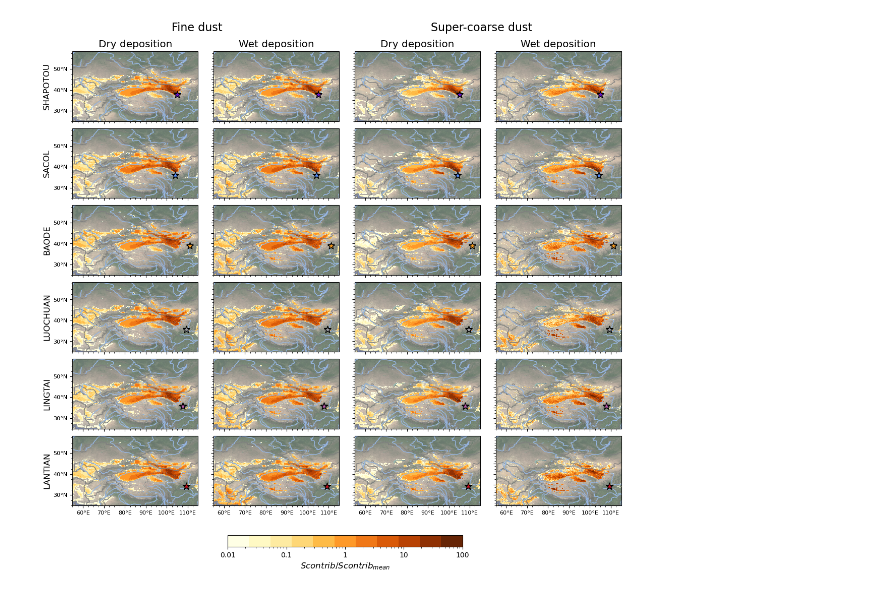
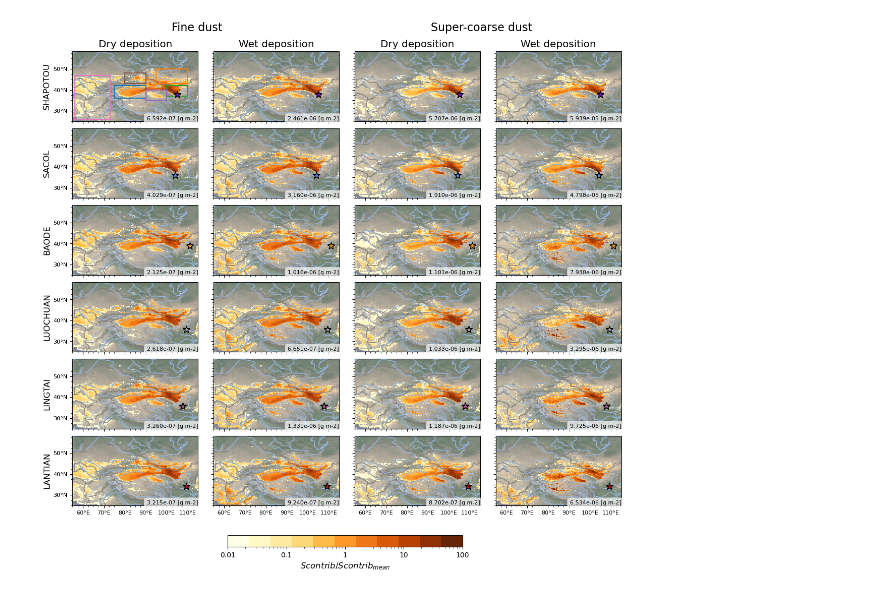
Before and after one commit to MasterOnDust/AGU_JGR_CLP_SOURCE_WORKFLOW, a Jupyter notebook: Master_thesis_UiO_workflow/workflow/notebooks/AGU_paper_figures/Dust_deposition_source_contribution_drydep_wetdep_combo_v4.py.ipynb, the cells around one changed output. Saved outputs shown, nothing was run; the diff lists cells and outputs as text; code cells hidden in the pictures.

```diff
--- a/Master_thesis_UiO_workflow/workflow/notebooks/AGU_paper_figures/Dust_deposition_source_contribution_drydep_wetdep_combo_v4.py.ipynb
+++ b/Master_thesis_UiO_workflow/workflow/notebooks/AGU_paper_figures/Dust_deposition_source_contribution_drydep_wetdep_combo_v4.py.ipynb
@@ -18,7 +16,7 @@ import matplotlib.cm as cm
 # %%
 if 'snakemake' in globals():
     to_file = True
-    path='./'
+    path=f'{snakemake.config["old_base"]}/'
 else:
     path = '../../../../../data/data/'
     to_file= False
@@ -34,12 +88,13 @@ def calc_fraction_of_mean_contribution(ds):
     out_ds = ds.copy()
     for dvar, da in ds.items():
         da = da.where(da > 0.0)
-        dm = da.mean(skipna=True)
+        dm = area_weighted_mean(da)
 #         da = da.where(da > 0.0)
         da = da/dm
 #         da = da.where(da == 1.0, 1.0)
+        da = da.assign_attrs({'norm_fact': dm.values})
         out_ds = out_ds.assign({dvar:da})
-    return out_ds
+    return out_ds, dm
 # %%
 def calc_ratio(ds_tot, ds_f):
     ds_out = ds_tot.copy()
@@ -60,10 +115,10 @@ wetdep20m = wetdep20m.mean(dim='year')
 drydep20m = read_depostion_datasets(path+'results/model_results/', locs, 'drydep', '20micron')
 drydep20m = drydep20m.mean(dim='year')
 # %%
-ratio_avg2m_wetdep = calc_fraction_of_mean_contribution(wetdep2m)
-ratio_avg2m_drydep = calc_fraction_of_mean_contribution(drydep2m)
-ratio_avg20m_wetdep = calc_fraction_of_mean_contribution(wetdep20m)
-ratio_avg20m_drydep = calc_fraction_of_mean_contribution(drydep20m)
+ratio_avg2m_wetdep, norm_fact_wd2m = calc_fraction_of_mean_contribution(wetdep2m)
+ratio_avg2m_drydep, norm_fact_dd2m = calc_fraction_of_mean_contribution(drydep2m)
+ratio_avg20m_wetdep,norm_fact_wd20m = calc_fraction_of_mean_contribution(wetdep20m)
+ratio_avg20m_drydep,norm_fact_dd20m = calc_fraction_of_mean_contribution(drydep20m)
 # %%
 fig,ax = plt.subplots(nrows=6, ncols=4,  figsize=(8.3*1.7, 11.7), subplot_kw={'projection':ccrs.PlateCarree()})
 
@@ -71,11 +126,13 @@ fig,ax = plt.subplots(nrows=6, ncols=4,  figsize=(8.3*1.7, 11.7), subplot_kw={'p
 cmap = cm.get_cmap('YlOrBr',11)
 depositon_facet_plot(ratio_avg2m_drydep,
                     add_labels=False, ax=ax[:,0],
-                    fontsize_title=8, colorbar=False, vmin=1e-2,vmax=100,cmap=cmap,no_tick_labels=True, title=False, norm= matplotlib.colors.LogNorm(1e-2, 100))
+                    fontsize_title=8, colorbar=False, vmin=1e-2,vmax=100,cmap=cmap,no_tick_labels=True, title=False,
+                     norm= matplotlib.colors.LogNorm(1e-2, 100), display_norm_fact=True)
 depositon_facet_plot(ratio_avg2m_wetdep,
                     add_labels=False, ax=ax[:,1]
                     ,norm=matplotlib.colors.LogNorm(1e-2, 100),
-                    fontsize_title=8, colorbar=False, vmin=1e-2,vmax=100,cmap=cmap,no_tick_labels=True, title=False)
+                    fontsize_title=8, colorbar=False, vmin=1e-2,vmax=100,cmap=cmap,no_tick_labels=True, title=False,
+                    display_norm_fact=True)
 cax = fig.add_axes([0.345, 0.04,0.33,0.02])
 cb = fig.colorbar(cm.ScalarMappable(norm=matplotlib.colors.LogNorm(1e-2, 100), cmap=cmap), cax=cax,
             label='$Scontrib/ Scontrib_{mean}$', orientation='horizontal', ticks=[0.01, 0.1, 1, 10, 100])
@@ -83,43 +140,51 @@ cb.ax.set_xticklabels([0.01, 0.1, 1, 10, 100])
 depositon_facet_plot(ratio_avg20m_drydep,
                     add_labels=False, ax=ax[:,2]
                     , hspace=0.05, wspace=0.1,
-                    fontsize_title=8, colorbar=False, vmin=1e-2,vmax=100,cmap=cmap,no_tick_labels=True, title=False)
+                    fontsize_title=8, colorbar=False, vmin=1e-2,vmax=100,cmap=cmap,no_tick_labels=True, title=False,
+                    display_norm_fact=True)
 depositon_facet_plot(ratio_avg20m_wetdep,
                     add_labels=False, ax=ax[:,3]
                     , hspace=0.05, wspace=0.1,
-                    fontsize_title=8, colorbar=False, vmin=1e-2,vmax=100,cmap=cmap,no_tick_labels=True, title=False)
+                    fontsize_title=8, colorbar=False, vmin=1e-2,vmax=100,cmap=cmap,no_tick_labels=True, title=False,
+                    display_norm_fact=True)
 for axi in ax.ravel():
     axi.set_extent([55,115,25,55])
     axi.set_xticks([60,70, 80, 90, 100, 110])
     axi.yaxis.set_ticklabels([])
     axi.xaxis.set_ticklabels([])
 for axi,l in zip(ax[:,0].ravel(),locs):
     axi.set_ylabel(l)
     axi.set_yticks([30, 40, 50])
     axi.yaxis.set_ticklabels(['30°N', '40°N', '50°N'], fontsize=8)
 
 for axi in ax[-1,:].ravel():
     axi.set_xticks([60,70, 80, 90, 100, 110])
     axi.xaxis.set_ticklabels(['60°E','70°E','80°E', '90°E', '100°E', '110°E'], fontsize=8)
 
 ax_i = ax[0,0]
-ax_i.add_patch(Rectangle(xy=[75,36],width=15,height=6, transform=ccrs.PlateCarree(),fill=False,linewidth=1.5, edgecolor='tab:blue'))
-ax_i.add_patch(Rectangle(xy=[100,37],width=10,height=5, transform=ccrs.PlateCarree(),fill=False,linewidth=1.5, edgecolor='tab:green'))
-ax_i.add_patch(Rectangle(xy=[95,43],width=15,height=7, transform=ccrs.PlateCarree(),fill=False,linewidth=1.5, edgecolor='tab:orange'))
-ax_i.add_patch(Rectangle(xy=[80,43],width=10,height=5, transform=ccrs.PlateCarree(),fill=False,linewidth=1.5, edgecolor='tab:brown'))
-ax_i.add_patch(Rectangle(xy=[90,35],width=10,height=5, transform=ccrs.PlateCarree(),fill=False,linewidth=1.5, edgecolor='tab:purple'))
-ax_i.add_patch(Rectangle(xy=[56,26],width=17,height=21, transform=ccrs.PlateCarree(),fill=False,linewidth=1.5, edgecolor='tab:pink'))
+ax_i.add_patch(matplotlib.patches.Rectangle(xy=[75,36],width=15,height=6, transform=ccrs.PlateCarree(),
+                                            fill=False,linewidth=1.5, edgecolor='tab:blue',zorder=2000))
+ax_i.add_patch(matplotlib.patches.Rectangle(xy=[100,37],width=10,height=5, transform=ccrs.PlateCarree(),
+                                            fill=False,linewidth=1.5, edgecolor='tab:green',zorder=1250))
+ax_i.add_patch(matplotlib.patches.Rectangle(xy=[95,43],width=15,height=7, transform=ccrs.PlateCarree(),
+                                            fill=False,linewidth=1.5, edgecolor='tab:orange',zorder=2000))
+ax_i.add_patch(matplotlib.patches.Rectangle(xy=[80,43],width=10,height=5, transform=ccrs.PlateCarree(),
+                                            fill=False,linewidth=1.5, edgecolor='tab:brown',zorder=2000))
+ax_i.add_patch(matplotlib.patches.Rectangle(xy=[90,35],width=10,height=5, transform=ccrs.PlateCarree(),
+                                            fill=False,linewidth=1.5, edgecolor='tab:purple',zorder=2000))
+ax_i.add_patch(matplotlib.patches.Rectangle(xy=[56,26],width=17,height=21, transform=ccrs.PlateCarree(),
+                                            fill=False,linewidth=1.5, edgecolor='tab:pink', zorder=2000))
 
 fig.suptitle('Fine dust                                                          Super-coarse dust',x=0.52, y=0.92, ha='center', va='center', fontsize=16)
 
 fig.subplots_adjust(hspace=0.1, wspace=0.1)
 
 ax[0,0].set_title('Dry deposition')
 ax[0,1].set_title('Wet deposition')
 ax[0,2].set_title('Dry deposition')
 ax[0,3].set_title('Wet deposition')
 
 if to_file:
     plt.savefig(snakemake.output.combopath,bbox_inches='tight', dpi=300)
 # %% [output]
-[figure, old version]
+[figure, new version]
```
Also changed, not shown: parts of 4 cells of this notebook, 3 other files.
